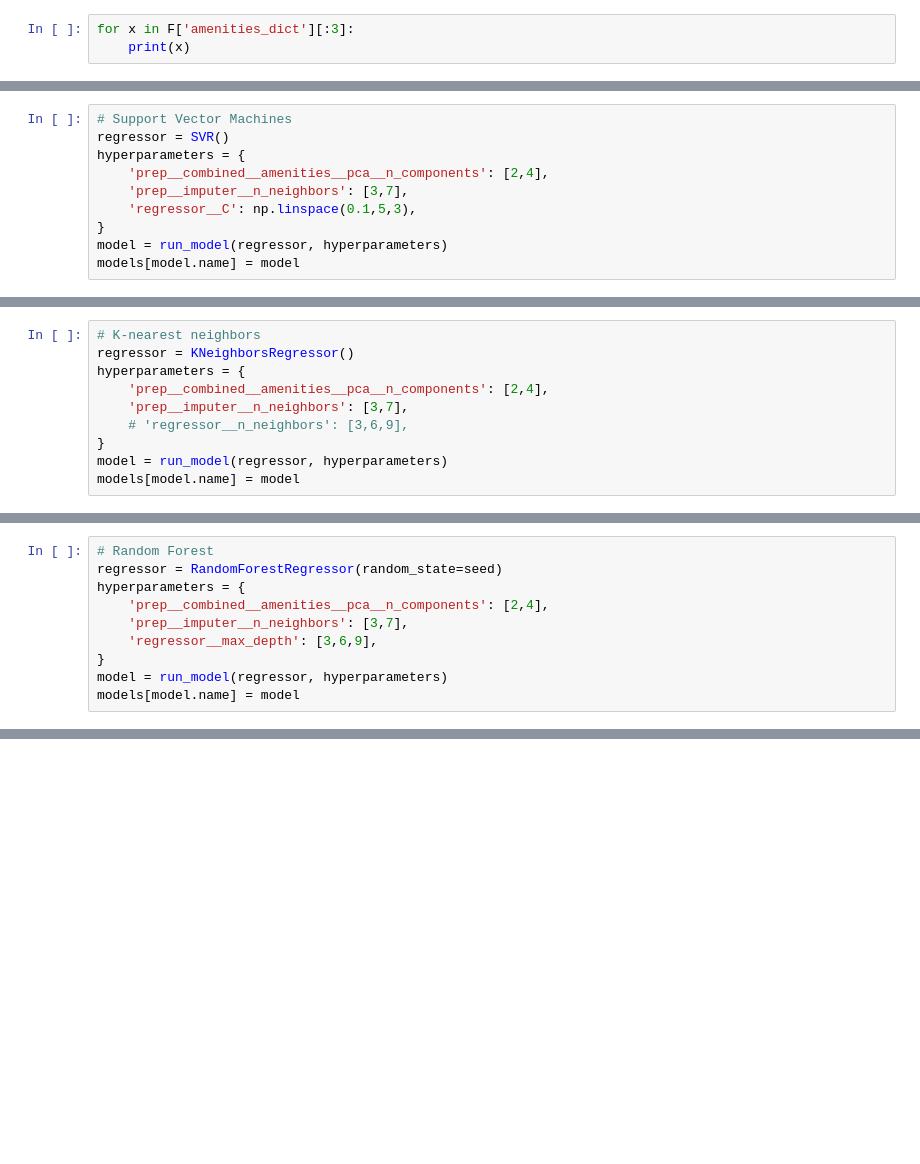
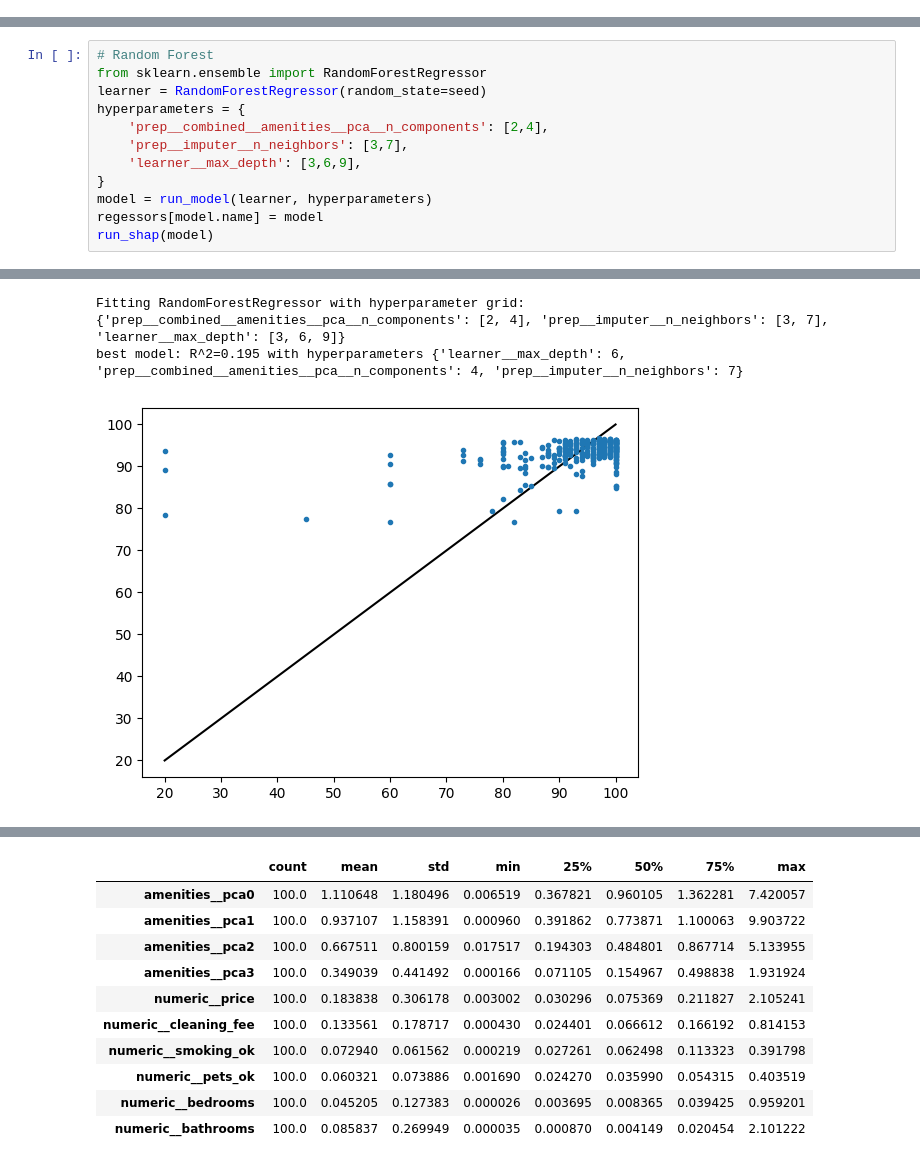
Before and after one commit to drscook/m5364_23sp_data_science1, a Jupyter notebook: pipelines_AirBNB_v2.ipynb, the cells around one changed output, grey strips where cells are left out. Saved outputs shown, nothing was run; the diff lists cells and outputs as text; blank space fills up the shorter version.

```diff
--- a/pipelines_AirBNB_v2.ipynb
+++ b/pipelines_AirBNB_v2.ipynb
@@ -168,3 +0,0 @@ amenities_dict looks important - it indicates which amenities the property offer
-# %%
-for x in F['amenities_dict'][:3]:
-    print(x)
@@ -415,10 +0,0 @@ Many of these steps involve tunable hyperparameters where there is not a clear "
-# %%
-# Support Vector Machines
-regressor = SVR()
-hyperparameters = {
-    'prep__combined__amenities__pca__n_components': [2,4],
-    'prep__imputer__n_neighbors': [3,7],
-    'regressor__C': np.linspace(0.1,5,3),
-}
-model = run_model(regressor, hyperparameters)
-models[model.name] = model
@@ -429,10 +0,0 @@ best model: R^2=0.073 with hyperparameters {'prep__combined__amenities__pca__n_c
-# %%
-# K-nearest neighbors
-regressor = KNeighborsRegressor()
-hyperparameters = {
-    'prep__combined__amenities__pca__n_components': [2,4],
-    'prep__imputer__n_neighbors': [3,7],
-    # 'regressor__n_neighbors': [3,6,9],
-}
-model = run_model(regressor, hyperparameters)
-models[model.name] = model
@@ -447,10 +0,0 @@ px.s
-# %%
-# Random Forest
-regressor = RandomForestRegressor(random_state=seed)
-hyperparameters = {
-    'prep__combined__amenities__pca__n_components': [2,4],
-    'prep__imputer__n_neighbors': [3,7],
-    'regressor__max_depth': [3,6,9],
-}
-model = run_model(regressor, hyperparameters)
-models[model.name] = model
@@ -474,0 +218,13 @@ The internet is full of great Python & data science materials. Sadly, they are a
+# %%
+# Random Forest
+from sklearn.ensemble import RandomForestRegressor
+learner = RandomForestRegressor(random_state=seed)
+hyperparameters = {
+    'prep__combined__amenities__pca__n_components': [2,4],
+    'prep__imputer__n_neighbors': [3,7],
+    'learner__max_depth': [3,6,9],
+}
+model = run_model(learner, hyperparameters)
+regessors[model.name] = model
+run_shap(model)
+# %% [output]
@@ -474,0 +232,3 @@ The internet is full of great Python & data science materials. Sadly, they are a
+Fitting RandomForestRegressor with hyperparameter grid: {'prep__combined__amenities__pca__n_components': [2, 4], 'prep__imputer__n_neighbors': [3, 7], 'learner__max_depth': [3, 6, 9]}
+best model: R^2=0.195 with hyperparameters {'learner__max_depth': 6, 'prep__combined__amenities__pca__n_components': 4, 'prep__imputer__n_neighbors': 7}
+[figure, added]
@@ -474,0 +236,11 @@ The internet is full of great Python & data science materials. Sadly, they are a
+|  | count | mean | std | min | 25% | 50% | 75% | max |
+| amenities__pca0 | 100.0 | 1.110648 | 1.180496 | 0.006519 | 0.367821 | 0.960105 | 1.362281 | 7.420057 |
+| amenities__pca1 | 100.0 | 0.937107 | 1.158391 | 0.000960 | 0.391862 | 0.773871 | 1.100063 | 9.903722 |
+| amenities__pca2 | 100.0 | 0.667511 | 0.800159 | 0.017517 | 0.194303 | 0.484801 | 0.867714 | 5.133955 |
+| amenities__pca3 | 100.0 | 0.349039 | 0.441492 | 0.000166 | 0.071105 | 0.154967 | 0.498838 | 1.931924 |
+| numeric__price | 100.0 | 0.183838 | 0.306178 | 0.003002 | 0.030296 | 0.075369 | 0.211827 | 2.105241 |
+| numeric__cleaning_fee | 100.0 | 0.133561 | 0.178717 | 0.000430 | 0.024401 | 0.066612 | 0.166192 | 0.814153 |
+| numeric__smoking_ok | 100.0 | 0.072940 | 0.061562 | 0.000219 | 0.027261 | 0.062498 | 0.113323 | 0.391798 |
+| numeric__pets_ok | 100.0 | 0.060321 | 0.073886 | 0.001690 | 0.024270 | 0.035990 | 0.054315 | 0.403519 |
+| numeric__bedrooms | 100.0 | 0.045205 | 0.127383 | 0.000026 | 0.003695 | 0.008365 | 0.039425 | 0.959201 |
+| numeric__bathrooms | 100.0 | 0.085837 | 0.269949 | 0.000035 | 0.000870 | 0.004149 | 0.020454 | 2.101222 |
```
Also changed, not shown: parts of 59 cells of this notebook.
